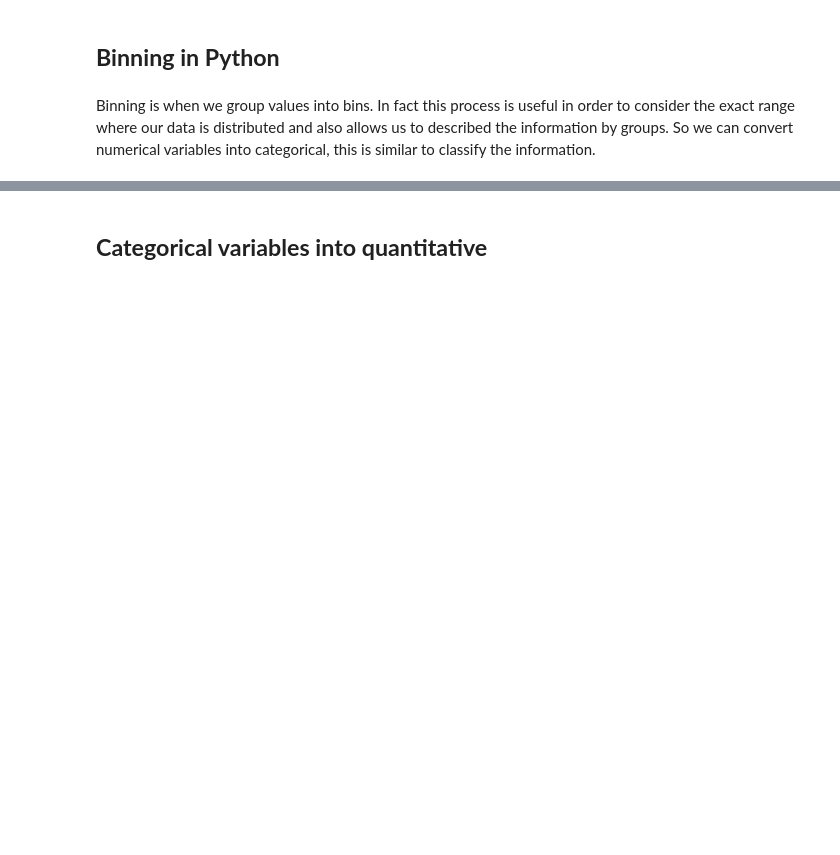
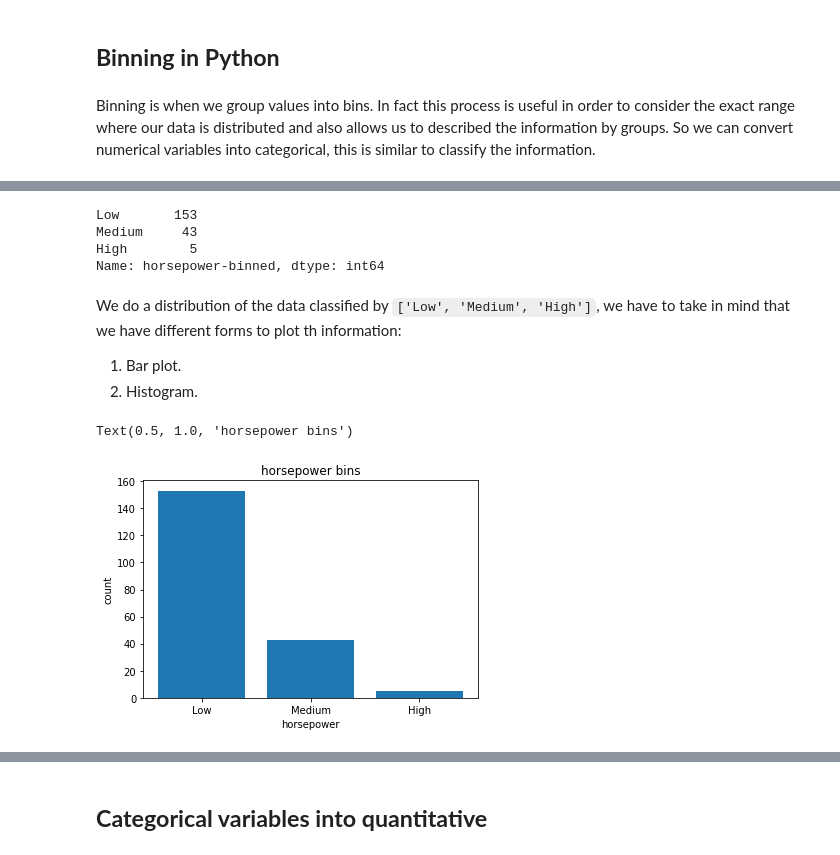
Before and after one commit to ajrianop/Data-Science-with-Python, a Jupyter notebook: ComputingLibrariesPython.ipynb, the cells around one changed output, grey strips where cells are left out. Cells and saved outputs as stored; diff of their text form; code cells hidden in the pictures; blank space fills up the shorter version.

```diff
--- a/ComputingLibrariesPython.ipynb
+++ b/ComputingLibrariesPython.ipynb
@@ -523,0 +664,3 @@ $\sigma$ : standard deviation<br>
+# %%
+bins = np.linspace(min(norWithoutNullAuto["horsepower"]), max(norWithoutNullAuto["horsepower"]), 4)
+bins
@@ -523,0 +669,5 @@ $\sigma$ : standard deviation<br>
+# %%
+group_names = ['Low', 'Medium', 'High']
+# %%
+norWithoutNullAuto['horsepower-binned'] = pd.cut(norWithoutNullAuto['horsepower'], bins, labels=group_names, include_lowest=True )
+norWithoutNullAuto[['horsepower','horsepower-binned']].head(20)
@@ -523,0 +692,24 @@ $\sigma$ : standard deviation<br>
+# %%
+norWithoutNullAuto["horsepower-binned"].value_counts()
+# %% [output]
+Low       153
+Medium     43
+High        5
+Name: horsepower-binned, dtype: int64
+# %% [markdown]
+We do a distribution of the data classified by `['Low', 'Medium', 'High']`, we have to take in mind that we have different forms to plot th information:
+
+
+1.   Bar plot.
+2.   Histogram.
+# %%
+#Bar plot
+pyplot.bar(group_names, norWithoutNullAuto["horsepower-binned"].value_counts())
+
+# set x/y labels and plot title
+plt.pyplot.xlabel("horsepower")
+plt.pyplot.ylabel("count")
+plt.pyplot.title("horsepower bins")
+# %% [output]
+Text(0.5, 1.0, 'horsepower bins')
+[figure, added]
```
Also changed, not shown: parts of 37 cells of this notebook.
